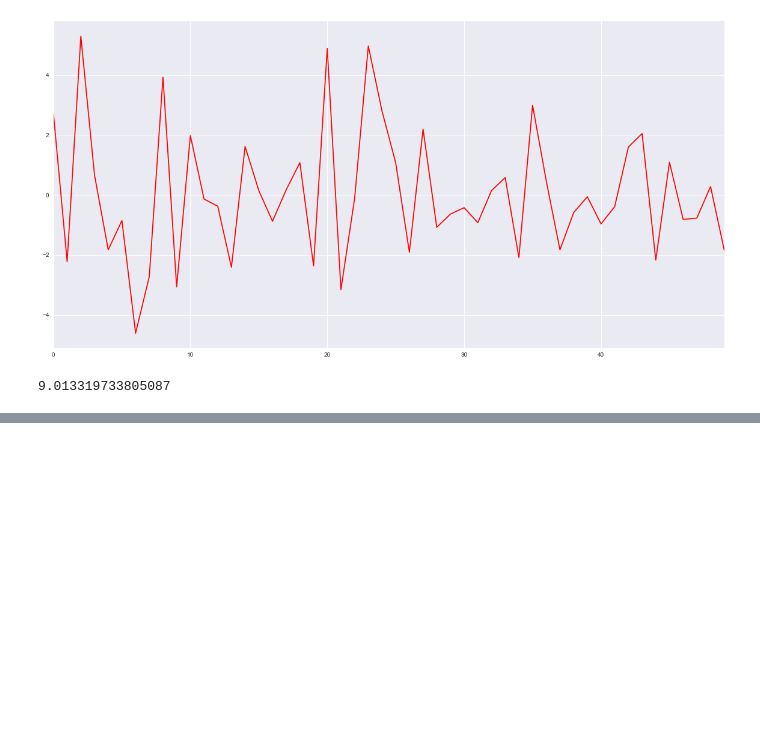
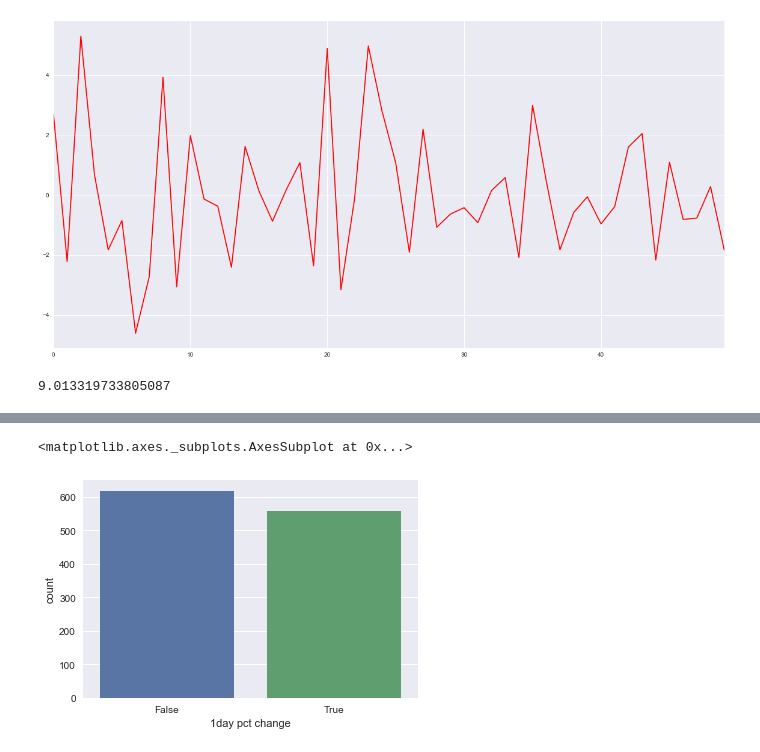
Before and after one commit to minimalgeek/Python, a Jupyter notebook: NLP/SeekingAlpha/SeekingAlpha sentiment analysis 2.3 - DNN 1day pct.ipynb, the cells around one changed output, grey strips where cells are left out. Cells and saved outputs as stored; diff of their text form; code cells hidden in the pictures; blank space fills up the shorter version.

Commit message:
Countplot for differences

```diff
--- a/NLP/SeekingAlpha/SeekingAlpha sentiment analysis 2.3 - DNN 1day pct.ipynb
+++ b/NLP/SeekingAlpha/SeekingAlpha sentiment analysis 2.3 - DNN 1day pct.ipynb
@@ -129,3 +129,9 @@ error_value = mean_squared_error(y_test, y_predicted)
 error_value
 # %% [output]
 9.013319733805087
+# %%
+y_test_pos = y_test > 0
+# %%
+y_predicted_pos = y_predicted > 0
+# %%
+diff = y_test_pos != y_predicted_pos
@@ -131,0 +162,5 @@ error_value
+# %%
+sns.countplot(diff)
+# %% [output]
+<matplotlib.axes._subplots.AxesSubplot at 0x...>
+[figure, added]
```
Also changed, not shown: parts of 4 cells of this notebook.
